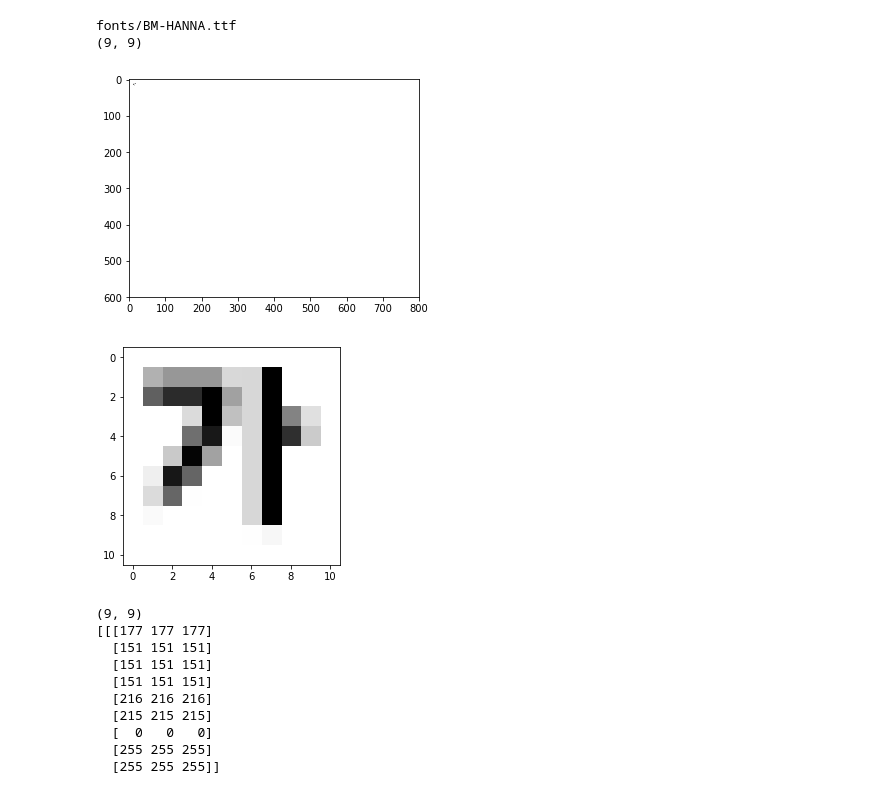
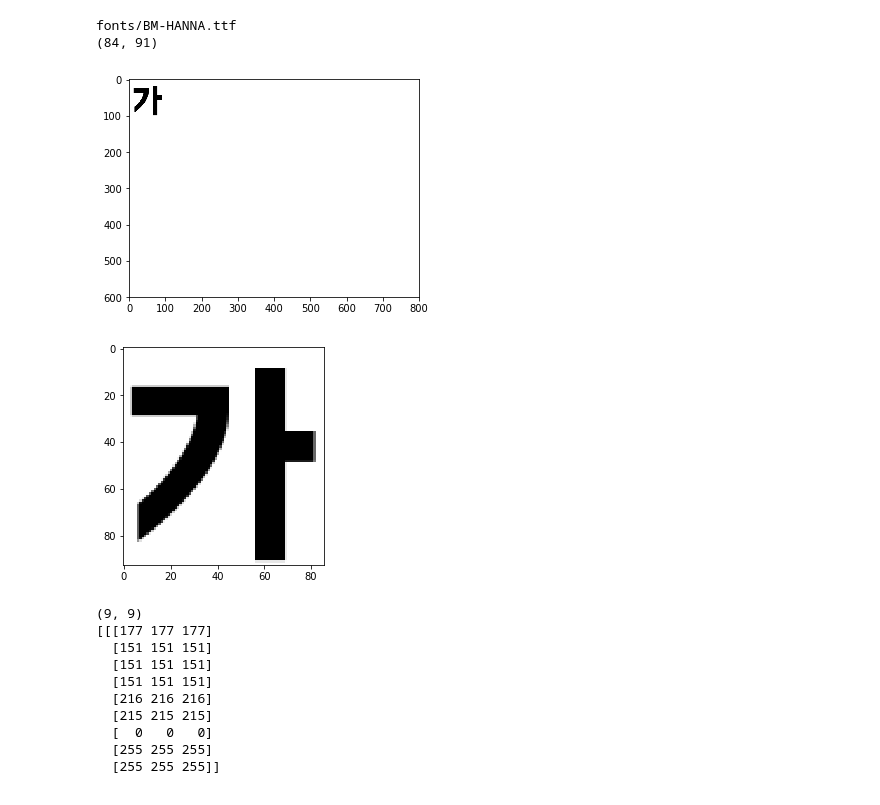
Before and after one commit to alifejon/Faster-RCNN_TF, a Jupyter notebook: generate_dataset.ipynb, the cells around one changed output. Drawn from its saved outputs; the diff is of its cells as text; code cells hidden in the pictures.

```diff
--- a/generate_dataset.ipynb
+++ b/generate_dataset.ipynb
@@ -51,38 +50,38 @@ def plot_img_inline(img):
     plt.show()
 
 
 def createFontSizes(font, size, char_list=char_list):
     imFont = ImageFont.truetype(font=font, size=size)
     return {char: imFont.getsize(char) for char in char_list}
 
 
 font_sizes = [10, 20, 30, 50, 100]
 font = font_list[0]
 
-result = { font: { size: createFontSizes(font, size, char_list=char_list) for size in font_sizes }  for font in font_list }
+# result = { font: { size: createFontSizes(font, size, char_list=char_list) for size in font_sizes }  for font in font_list }
 
 
 MINIMUM_SAMPLE = 10
 TARGET_SAMPLE_CHAR = len(font_sizes) * len(font) * MINIMUM_SAMPLE
 
 
 print(font)
 im = Image.new('RGB', (800, 600), color=(256, 256, 256))
 draw = ImageDraw.Draw(im)
-imFont = ImageFont.truetype(font=font, size=10)
+imFont = ImageFont.truetype(font=font, size=100)
 fntSize = imFont.getsize(char_list[0])
 draw.text((10, 10), char_list[0], font=imFont, fill=(0, 0, 0))
 
 print(fntSize)
 
 plot_img_inline(im)
 imChar = im.crop((10 - 1, 10 - 1, 10 + fntSize[0] + 1, 10 + fntSize[1] + 1))
 plot_img_inline(imChar)
 # %% [output]
 fonts/BM-HANNA.ttf
-(9, 9)
+(84, 91)
-[figure, old version]
+[figure, new version]
-[figure, old version]
+[figure, new version]
 # %%
 im = Image.new('RGB', (800, 600), color=(255, 255, 255))
 draw = ImageDraw.Draw(im)
```
Also changed, not shown: parts of 2 cells of this notebook, 4 other files.
